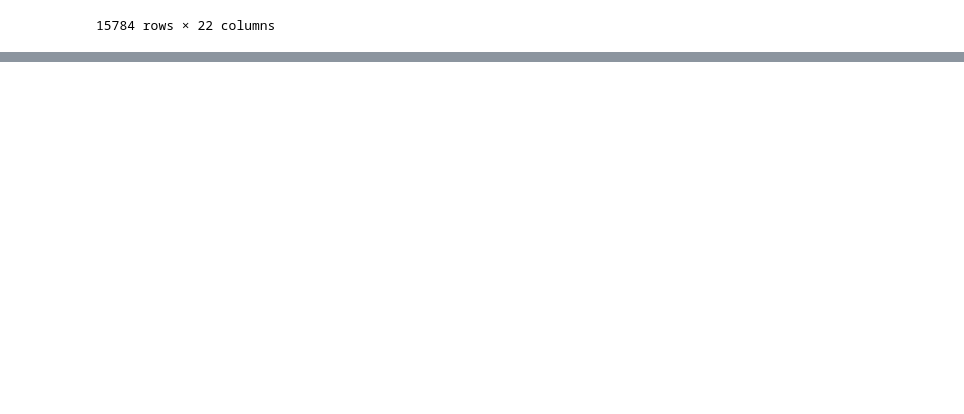
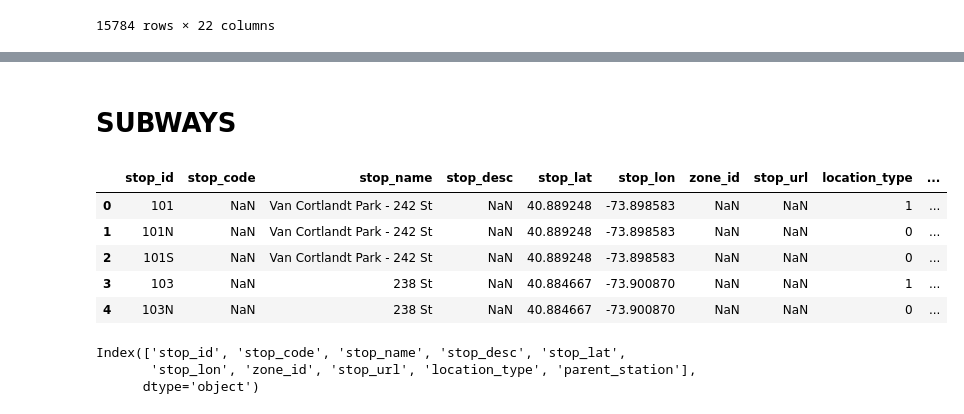
Before and after one commit to abhishekmahajan98/rent-raja, a Jupyter notebook: merger.ipynb, the cells around one changed output, grey strips where cells are left out. Drawn from its saved outputs; the diff is of its cells as text; code cells hidden in the pictures; blank space fills up the shorter version.

```diff
--- a/merger.ipynb
+++ b/merger.ipynb
@@ -293,3 +293,6 @@ For more information, see the documentation at https://usaddress.readthedocs.io/
 | 22352 | NaN | -1 | NaN | 88 Fulton St #TOWNHOUSE 1 | $3,200/mo | New York | NaN | 10038 | Apartment | ... |
 | 22353 | NaN | -1 | NaN | 111 Fulton St PENTHOUSE 202 | $7,995/mo | New York | NaN | 10038 | Apartment | ... |
 15784 rows × 22 columns
+# %%
+pd.set_option('display.max_rows', None)
+total_df['borough'].value_counts()
@@ -295,0 +581,18 @@ For more information, see the documentation at https://usaddress.readthedocs.io/
+# %% [markdown]
+# SUBWAYS
+# %%
+subway_df = pd.read_csv('./data/subway.csv')
+subway_df.head()
+# %% [output]
+|  | stop_id | stop_code | stop_name | stop_desc | stop_lat | stop_lon | zone_id | stop_url | location_type | ... |
+| 0 | 101 | NaN | Van Cortlandt Park - 242 St | NaN | 40.889248 | -73.898583 | NaN | NaN | 1 | ... |
+| 1 | 101N | NaN | Van Cortlandt Park - 242 St | NaN | 40.889248 | -73.898583 | NaN | NaN | 0 | ... |
+| 2 | 101S | NaN | Van Cortlandt Park - 242 St | NaN | 40.889248 | -73.898583 | NaN | NaN | 0 | ... |
+| 3 | 103 | NaN | 238 St | NaN | 40.884667 | -73.900870 | NaN | NaN | 1 | ... |
+| 4 | 103N | NaN | 238 St | NaN | 40.884667 | -73.900870 | NaN | NaN | 0 | ... |
+# %%
+subway_df.columns
+# %% [output]
+Index(['stop_id', 'stop_code', 'stop_name', 'stop_desc', 'stop_lat',
+       'stop_lon', 'zone_id', 'stop_url', 'location_type', 'parent_station'],
+      dtype='object')
```
Also changed, not shown: parts of 23 cells of this notebook, 3 other files.
